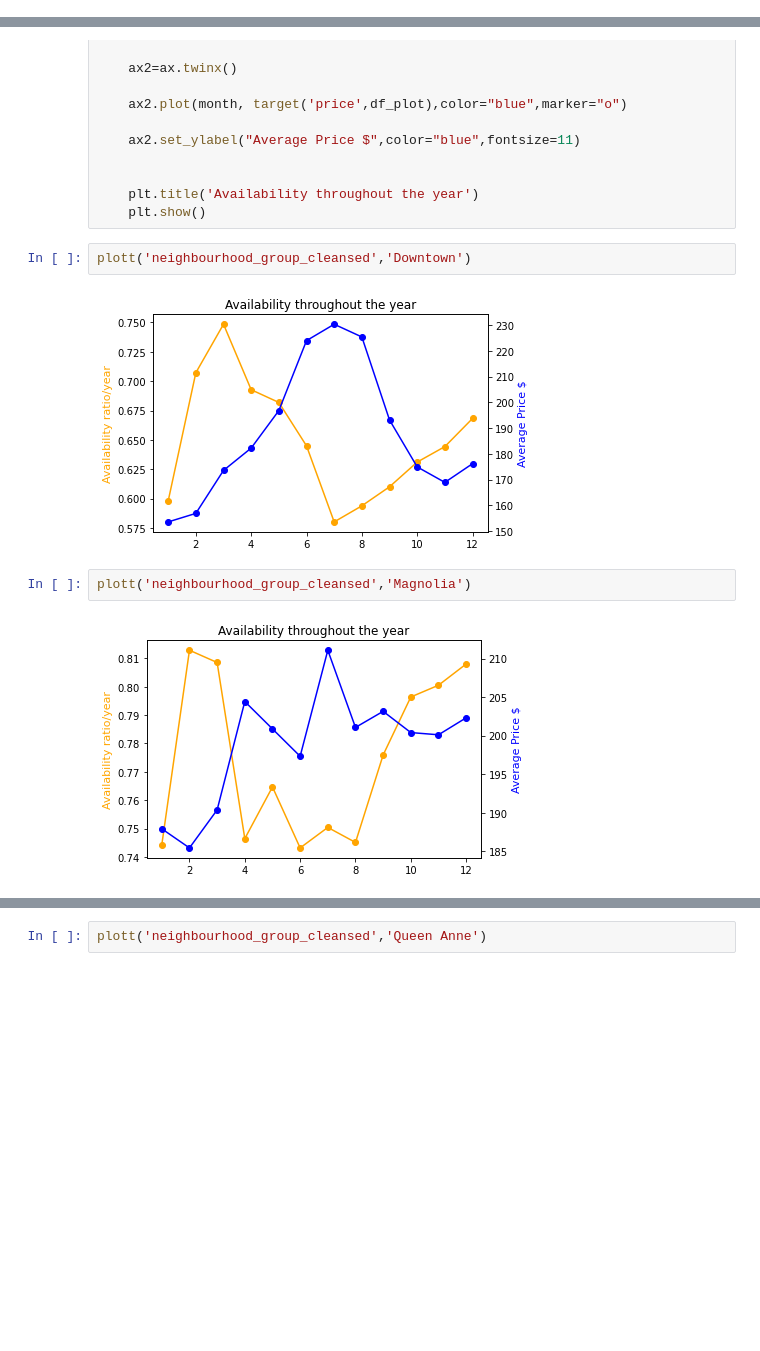
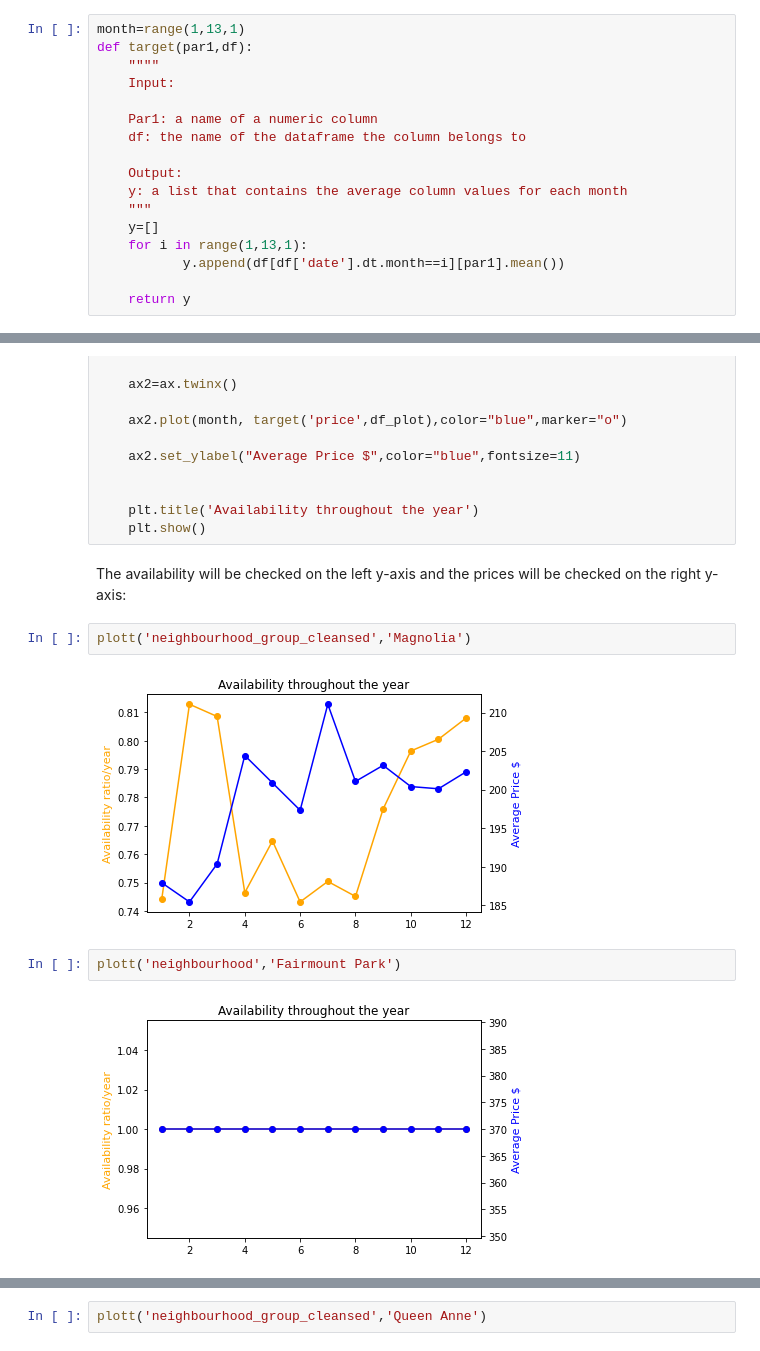
Before and after one commit to Ajax243/Airbnb_Seattle, a Jupyter notebook: calender_nb.ipynb, the cells around one changed output, grey strips where cells are left out. Cells and saved outputs as stored; diff of their text form; blank space fills up the shorter version.

```diff
--- a/calender_nb.ipynb
+++ b/calender_nb.ipynb
@@ -97,0 +105,17 @@ df['price']=numeric_converter(df['price'])
+# %%
+month=range(1,13,1)
+def target(par1,df):
+    """"
+    Input:
+
+    Par1: a name of a numeric column
+    df: the name of the dataframe the column belongs to
+
+    Output:
+    y: a list that contains the average column values for each month
+    """
+    y=[]
+    for i in range(1,13,1):
+           y.append(df[df['date'].dt.month==i][par1].mean())
+
+    return y
@@ -227,11 +274,13 @@ def plott(loc_group,loc):
 
     plt.title('Availability throughout the year')
     plt.show()
+# %% [markdown]
+The availability will be checked on the left y-axis and the prices will be checked on the right y-axis:
 # %%
-plott('neighbourhood_group_cleansed','Downtown')
+plott('neighbourhood_group_cleansed','Magnolia')
 # %% [output]
-[figure, old version]
+[figure, new version]
 # %%
-plott('neighbourhood_group_cleansed','Magnolia')
+plott('neighbourhood','Fairmount Park')
 # %% [output]
-[figure, old version]
+[figure, new version]
```
Also changed, not shown: parts of 35 cells of this notebook.
